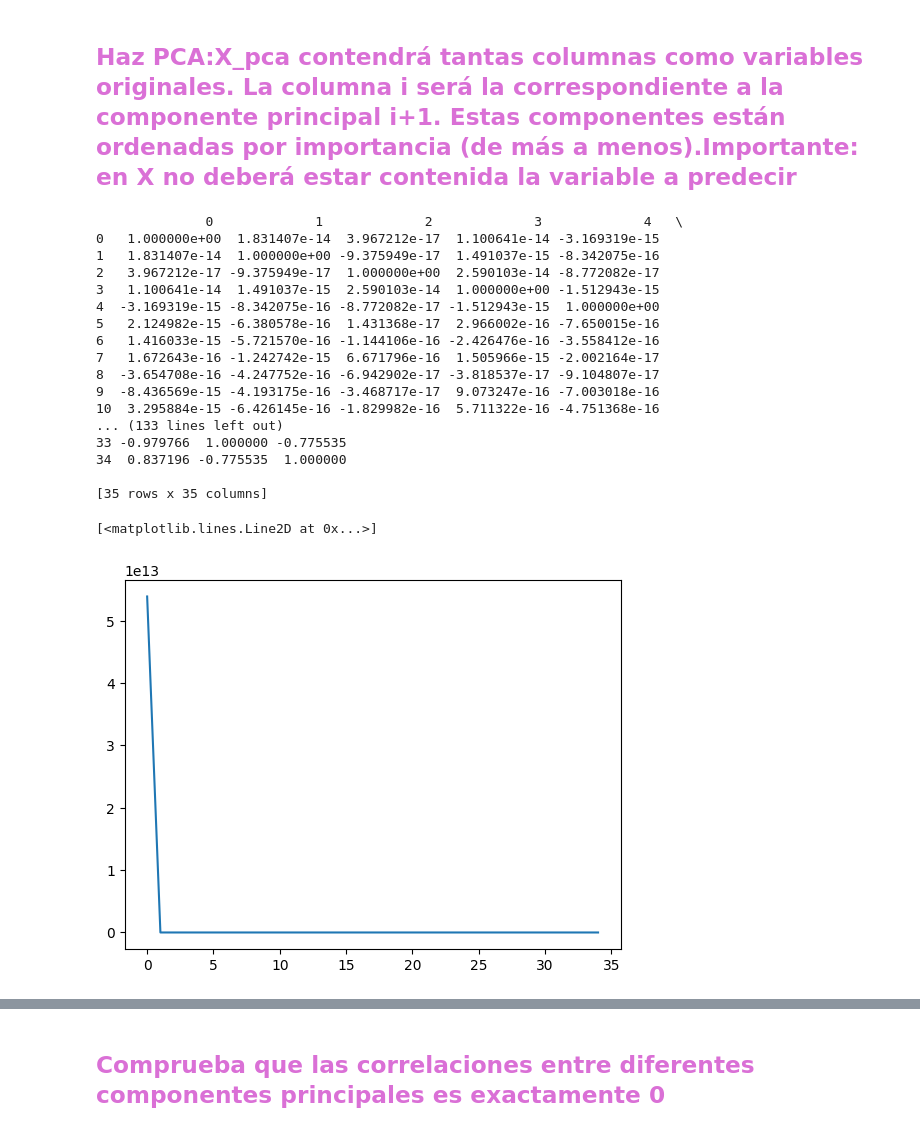
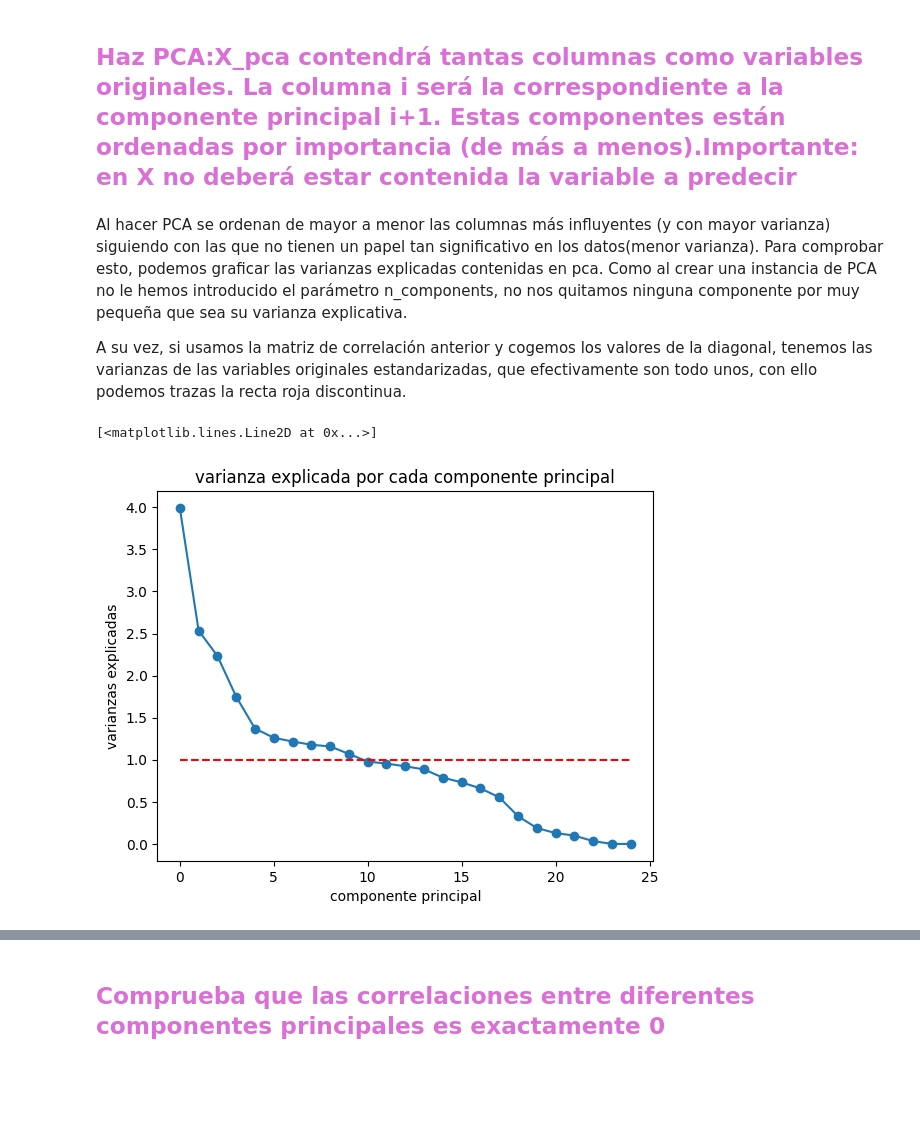
Before and after one commit to daviloncio/repositorio2, a Jupyter notebook: p4_aa/practica4.ipynb, the cells around one changed output, grey strips where cells are left out. Cells and saved outputs as stored; diff of their text form; code cells hidden in the pictures; blank space fills up the shorter version.

```diff
--- a/p4_aa/practica4.ipynb
+++ b/p4_aa/practica4.ipynb
@@ -59,12 +59,8 @@ cols_num=data.loc[:, data.dtypes != object]
 import sklearn
 from sklearn.preprocessing import StandardScaler
 # %%
-
-x_train =pd.DataFrame (pd.get_dummies(data, drop_first= True, dtype = int, columns=list(cols_cat)))
-col_num_names=cols_num.columns
+data =pd.get_dummies(data, drop_first= True,dtype=int, columns=cols_cat.columns)
 xscaler = StandardScaler() ;
-
-x_train = pd.DataFrame (xscaler.fit_transform(data),columns=col_num_names)   #scalado
-
-#x_train=pd.concat([cols_num,cols_cat],axis=1)
+x_train = pd.DataFrame (xscaler.fit_transform(data),columns=data.columns)   #scalado
+x_train
 # %% [output]
@@ -92,39 +82,38 @@ print(x_train)
 # %% [markdown]
 ## <span style='color:orchid'> Haz PCA:X_pca contendrá tantas columnas como variables originales. La columna i será la correspondiente a la componente principal i+1. Estas componentes están ordenadas por importancia (de más a menos).Importante: en X no deberá estar contenida la variable a predecir </span>
+# %% [markdown]
+Al hacer PCA se ordenan de mayor a menor las columnas más influyentes (y con mayor varianza) siguiendo con las que no tienen un papel tan significativo en los datos(menor varianza).
+Para comprobar esto, podemos graficar las varianzas explicadas contenidas en pca. Como al crear una instancia de PCA no le hemos introducido el parámetro n_components,
+no nos quitamos ninguna componente por muy pequeña que sea su varianza explicativa.
+
+A su vez, si usamos la matriz de correlación anterior y cogemos los valores de la diagonal, tenemos las varianzas de las variables originales estandarizadas, que efectivamente son todo unos, con ello podemos trazas la recta roja discontinua.
 # %%
 from sklearn.decomposition import PCA ; from matplotlib import pyplot as plt
-pca = PCA(n_components=len(x_train.columns)) # núm. componentes principales = núm. variables
+pca = PCA() # núm. componentes principales = núm. variables
 pca.fit(x_train)
 X_pca = pca.transform(x_train) #ordenados los array de mayor a menor importancia
 df=pd.DataFrame(X_pca)
+cor=df.corr() #matriz de covarianzas y varianzas en la diagonal de vars estandarianzas
+#print(cor)
+varianzas = cor.values.diagonal()
 
-print(df.corr())
-num_c_principal=[] ; varianzas=[] ; varianzas_componentes=[]
+
+num_c_principal=[] ; l_var_expl=[] ; varianzas_componentes=[]
 varianzas_componentes = pca.explained_variance_
 
 
-for i, varianza in enumerate(varianzas_componentes):
+for i, varianza_expl in enumerate(varianzas_componentes):
     num_c_principal.append(i)
-    varianzas.append(varianza)
+    l_var_expl.append(varianza_expl)
     #print(f"varianza explicada por la componente principal {i+1}: {varianza}")
-plt.plot(num_c_principal,varianzas)
+
+plt.scatter(num_c_principal,l_var_expl)
+plt.plot(num_c_principal,l_var_expl)
+
+plt.title('varianza explicada por cada componente principal')
+plt.xlabel('componente principal')
+plt.ylabel('varianzas explicadas')
+plt.plot(num_c_principal,varianzas,'r--')
 # %% [output]
-              0             1             2             3             4   \
-0   1.000000e+00  1.831407e-14  3.967212e-17  1.100641e-14 -3.169319e-15
-1   1.831407e-14  1.000000e+00 -9.375949e-17  1.491037e-15 -8.342075e-16
-2   3.967212e-17 -9.375949e-17  1.000000e+00  2.590103e-14 -8.772082e-17
-3   1.100641e-14  1.491037e-15  2.590103e-14  1.000000e+00 -1.512943e-15
-4  -3.169319e-15 -8.342075e-16 -8.772082e-17 -1.512943e-15  1.000000e+00
-5   2.124982e-15 -6.380578e-16  1.431368e-17  2.966002e-16 -7.650015e-16
-6   1.416033e-15 -5.721570e-16 -1.144106e-16 -2.426476e-16 -3.558412e-16
-7   1.672643e-16 -1.242742e-15  6.671796e-16  1.505966e-15 -2.002164e-17
-8  -3.654708e-16 -4.247752e-16 -6.942902e-17 -3.818537e-17 -9.104807e-17
-9  -8.436569e-15 -4.193175e-16 -3.468717e-17  9.073247e-16 -7.003018e-16
-10  3.295884e-15 -6.426145e-16 -1.829982e-16  5.711322e-16 -4.751368e-16
-... (133 lines left out)
-33 -0.979766  1.000000 -0.775535
-34  0.837196 -0.775535  1.000000
-
-[35 rows x 35 columns]
+[<matplotlib.lines.Line2D at 0x...>]
-[<matplotlib.lines.Line2D at 0x...>]
-[figure, old version]
+[figure, new version]
```
Also changed, not shown: parts of 5 cells of this notebook.
